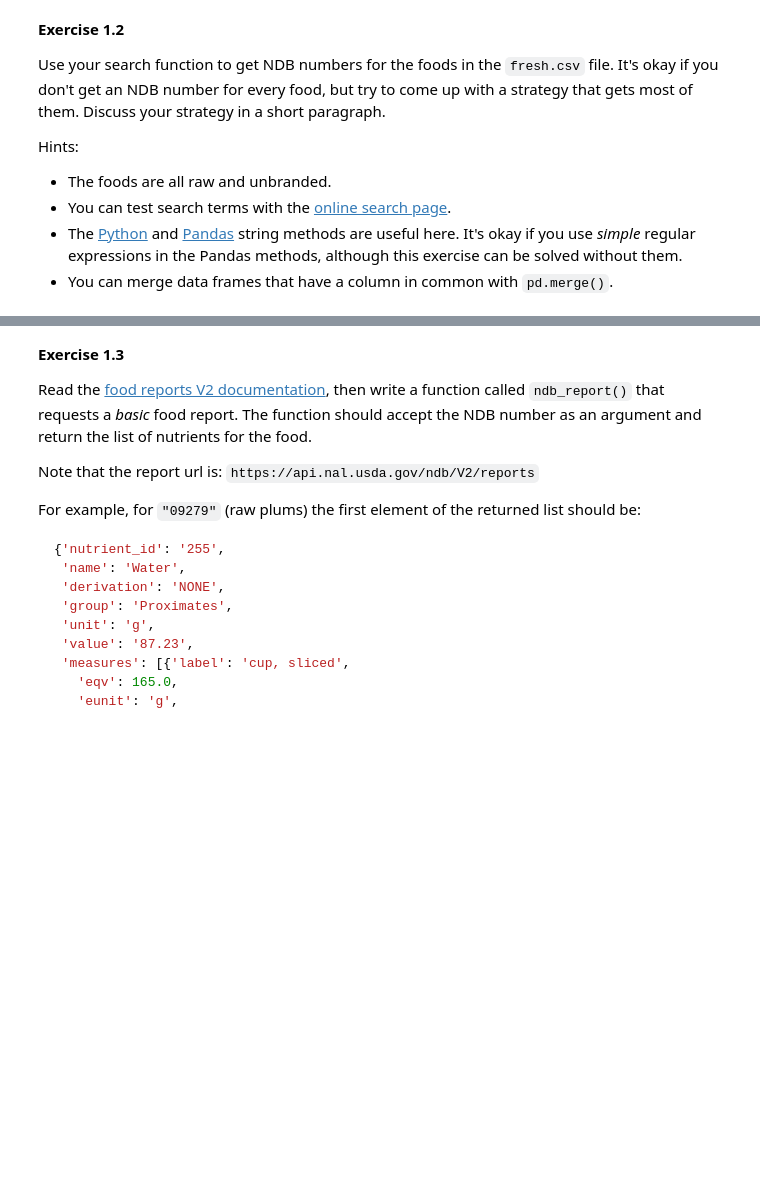
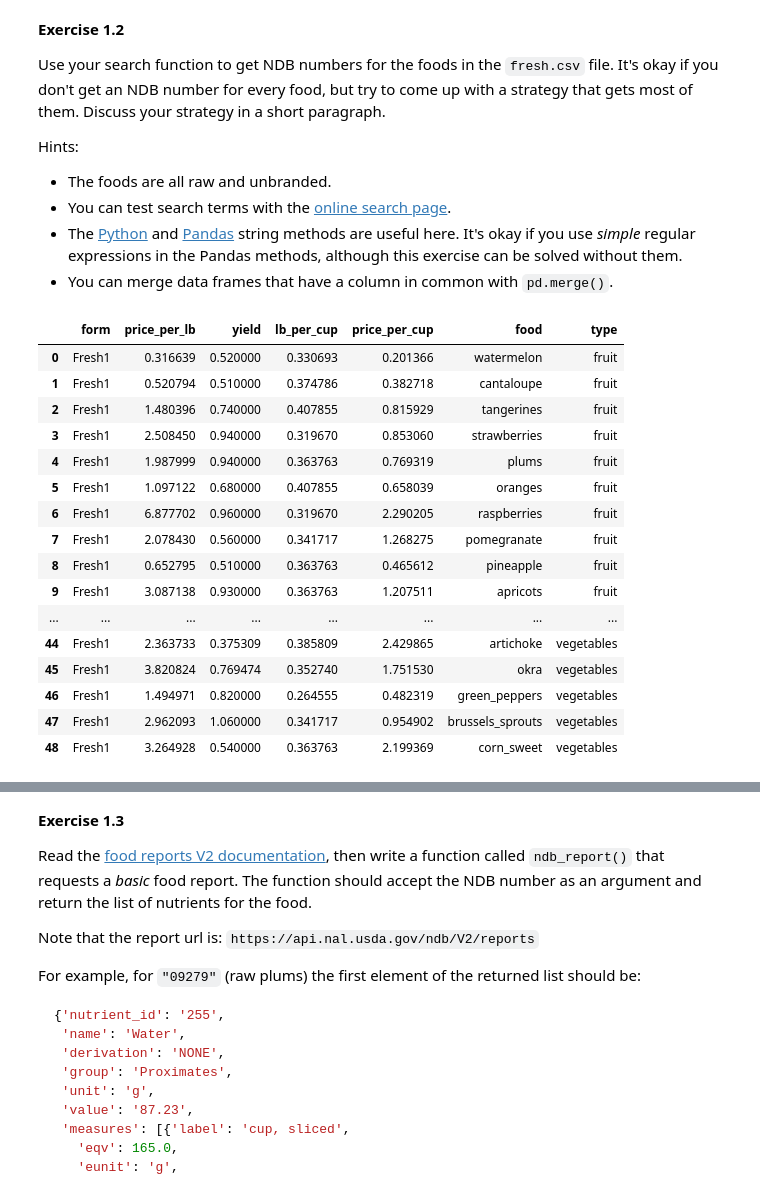
Before and after one commit to domitchler/sta141b-assignment-3, a Jupyter notebook: hw3.ipynb, the cells around one changed output, grey strips where cells are left out. Saved outputs shown, nothing was run; the diff lists cells and outputs as text; code cells hidden in the pictures; blank space fills up the shorter version.

```diff
--- a/hw3.ipynb
+++ b/hw3.ipynb
@@ -76,3 +126,27 @@ Hints:
 * You can test search terms with the [online search page](https://ndb.nal.usda.gov/ndb/search/list).
 * The [Python](https://docs.python.org/3/library/stdtypes.html#string-methods) and [Pandas](http://pandas.pydata.org/pandas-docs/stable/user_guide/text.html) string methods are useful here. It's okay if you use _simple_ regular expressions in the Pandas methods, although this exercise can be solved without them.
 * You can merge data frames that have a column in common with `pd.merge()`.
+# %%
+fresh_complete = pd.read_csv("fresh.csv")
+
+#fresh_complete.head()
+# %%
+fresh_complete
+# %% [output]
+|  | form | price_per_lb | yield | lb_per_cup | price_per_cup | food | type |
+| 0 | Fresh1 | 0.316639 | 0.520000 | 0.330693 | 0.201366 | watermelon | fruit |
+| 1 | Fresh1 | 0.520794 | 0.510000 | 0.374786 | 0.382718 | cantaloupe | fruit |
+| 2 | Fresh1 | 1.480396 | 0.740000 | 0.407855 | 0.815929 | tangerines | fruit |
+| 3 | Fresh1 | 2.508450 | 0.940000 | 0.319670 | 0.853060 | strawberries | fruit |
+| 4 | Fresh1 | 1.987999 | 0.940000 | 0.363763 | 0.769319 | plums | fruit |
+| 5 | Fresh1 | 1.097122 | 0.680000 | 0.407855 | 0.658039 | oranges | fruit |
+| 6 | Fresh1 | 6.877702 | 0.960000 | 0.319670 | 2.290205 | raspberries | fruit |
+| 7 | Fresh1 | 2.078430 | 0.560000 | 0.341717 | 1.268275 | pomegranate | fruit |
+| 8 | Fresh1 | 0.652795 | 0.510000 | 0.363763 | 0.465612 | pineapple | fruit |
+| 9 | Fresh1 | 3.087138 | 0.930000 | 0.363763 | 1.207511 | apricots | fruit |
+| ... | ... | ... | ... | ... | ... | ... | ... |
+| 44 | Fresh1 | 2.363733 | 0.375309 | 0.385809 | 2.429865 | artichoke | vegetables |
+| 45 | Fresh1 | 3.820824 | 0.769474 | 0.352740 | 1.751530 | okra | vegetables |
+| 46 | Fresh1 | 1.494971 | 0.820000 | 0.264555 | 0.482319 | green_peppers | vegetables |
+| 47 | Fresh1 | 2.962093 | 1.060000 | 0.341717 | 0.954902 | brussels_sprouts | vegetables |
+| 48 | Fresh1 | 3.264928 | 0.540000 | 0.363763 | 2.199369 | corn_sweet | vegetables |
```
Also changed, not shown: parts of 11 cells of this notebook.
